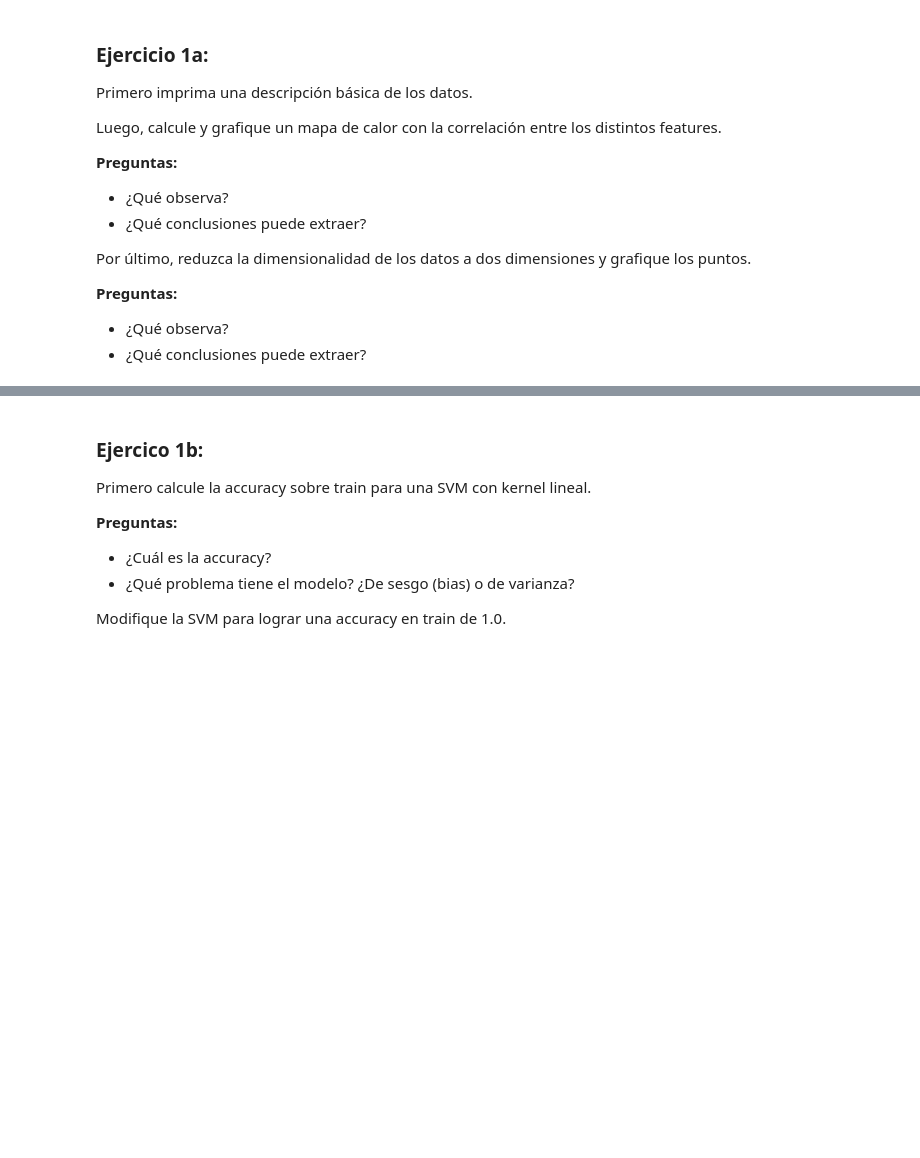
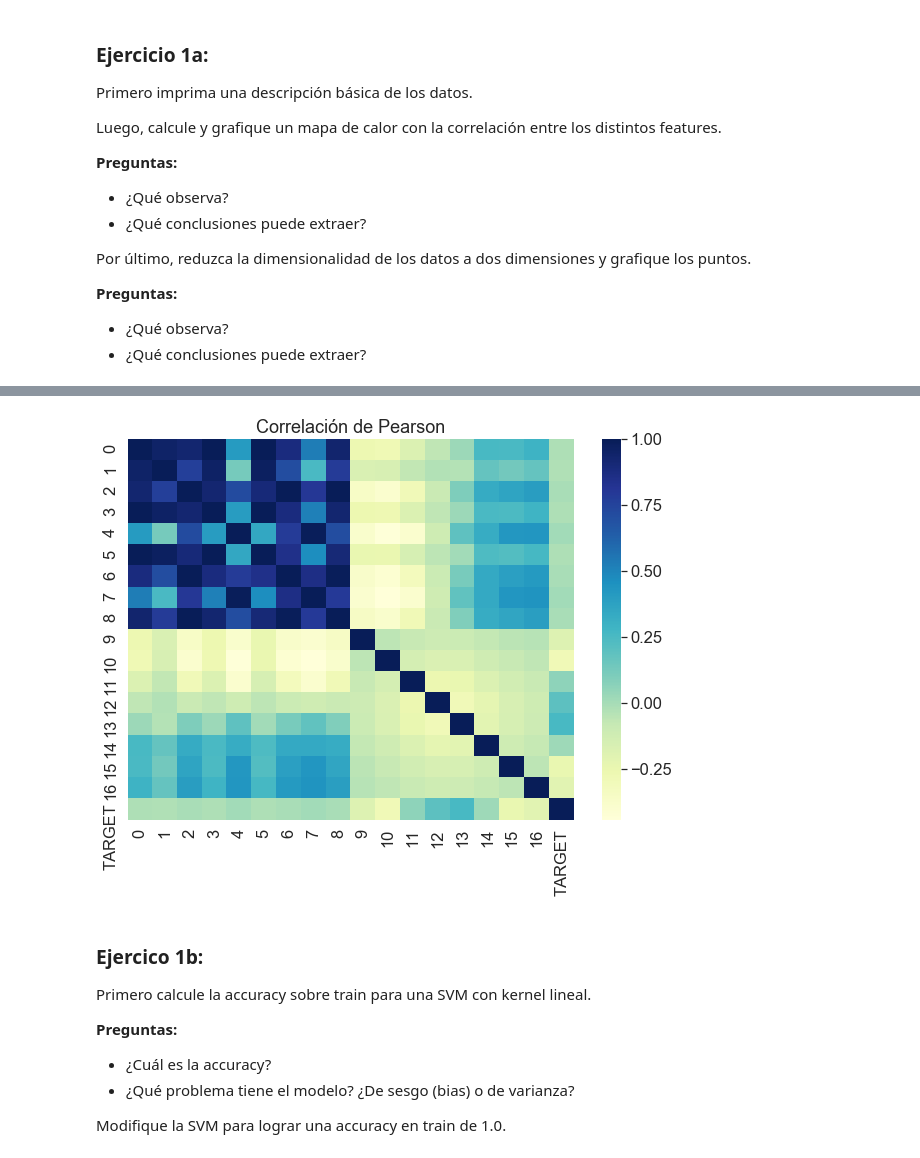
Before and after one commit to nestornav/dimplomatura-datos-famaf, a Jupyter notebook: aprendizajeAutomatico/lab1-nestor-navarro.ipynb, the cells around one changed output, grey strips where cells are left out. Cells and saved outputs as stored; diff of their text form; code cells hidden in the pictures; blank space fills up the shorter version.

```diff
--- a/aprendizajeAutomatico/lab1-nestor-navarro.ipynb
+++ b/aprendizajeAutomatico/lab1-nestor-navarro.ipynb
@@ -40,0 +54,13 @@ train.describe()
+# %%
+# AYUDA: https://www.kaggle.com/pierra/credit-card-dataset-svm-classification
+t_corr = train.corr()
+
+plt.figure(figsize=(10,7))
+
+seaborn.heatmap(t_corr, cmap="YlGnBu")
+seaborn.set(font_scale=1.5,style='white')
+
+plt.title('Correlación de Pearson')
+plt.show()
+# %% [output]
+[figure, added]
```
Also changed, not shown: parts of 4 cells of this notebook.
